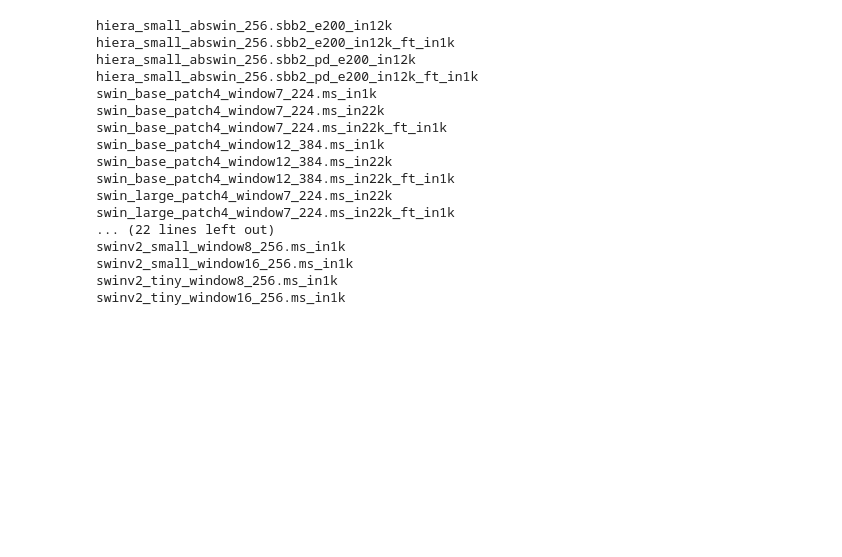
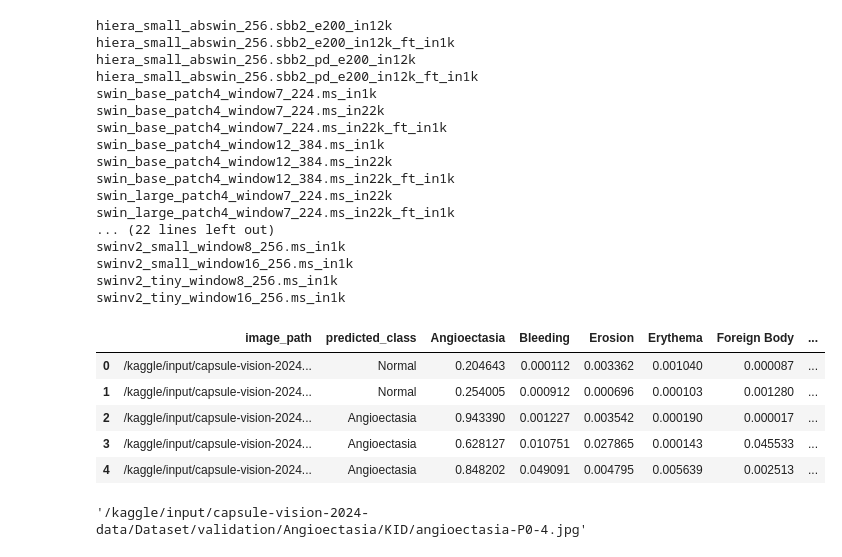
Before and after one commit to arnavs04/capsule-vision-2024, a Jupyter notebook: docs/rough.ipynb, the cells around one changed output. Drawn from its saved outputs; the diff is of its cells as text; code cells hidden in the pictures; blank space fills up the shorter version.

```diff
--- a/docs/misc/test.ipynb
+++ b/docs/rough.ipynb
@@ -55,3 +55,19 @@ swinv2_small_window8_256.ms_in1k
 swinv2_small_window16_256.ms_in1k
 swinv2_tiny_window8_256.ms_in1k
 swinv2_tiny_window16_256.ms_in1k
+# %%
+import pandas as pd
+df = pd.read_excel(io = "/Users/arnav/Downloads/Coding/capsule-vision-2024/reports/validation_excel.xlsx")
+# %%
+df.head()
+# %% [output]
+|  | image_path | predicted_class | Angioectasia | Bleeding | Erosion | Erythema | Foreign Body | ... |
+| 0 | /kaggle/input/capsule-vision-2024... | Normal | 0.204643 | 0.000112 | 0.003362 | 0.001040 | 0.000087 | ... |
+| 1 | /kaggle/input/capsule-vision-2024... | Normal | 0.254005 | 0.000912 | 0.000696 | 0.000103 | 0.001280 | ... |
+| 2 | /kaggle/input/capsule-vision-2024... | Angioectasia | 0.943390 | 0.001227 | 0.003542 | 0.000190 | 0.000017 | ... |
+| 3 | /kaggle/input/capsule-vision-2024... | Angioectasia | 0.628127 | 0.010751 | 0.027865 | 0.000143 | 0.045533 | ... |
+| 4 | /kaggle/input/capsule-vision-2024... | Angioectasia | 0.848202 | 0.049091 | 0.004795 | 0.005639 | 0.002513 | ... |
+# %%
+df.iloc[1, 0]
+# %% [output]
+'/kaggle/input/capsule-vision-2024-data/Dataset/validation/Angioectasia/KID/angioectasia-P0-4.jpg'
```
Also changed, not shown: parts of 8 cells of this notebook, 7 other files.
